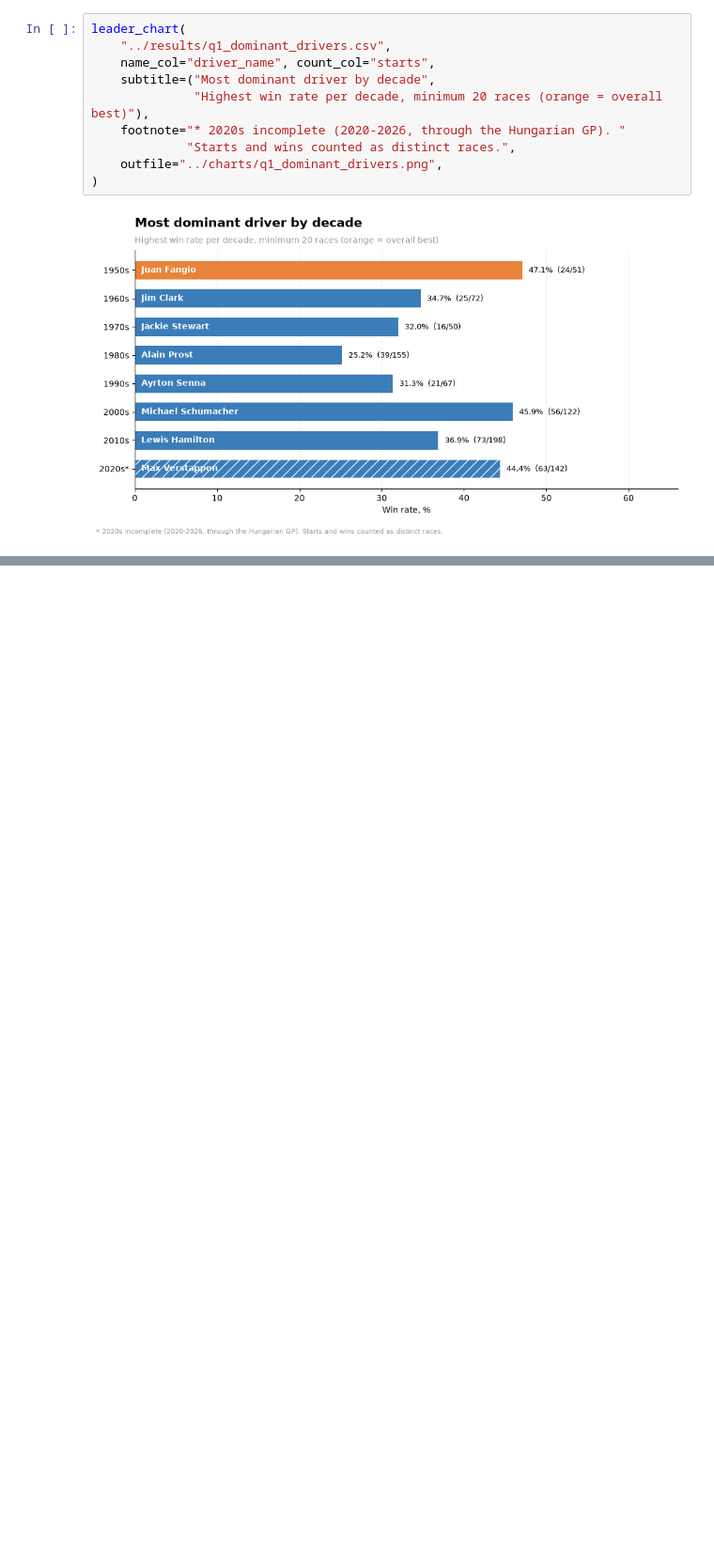
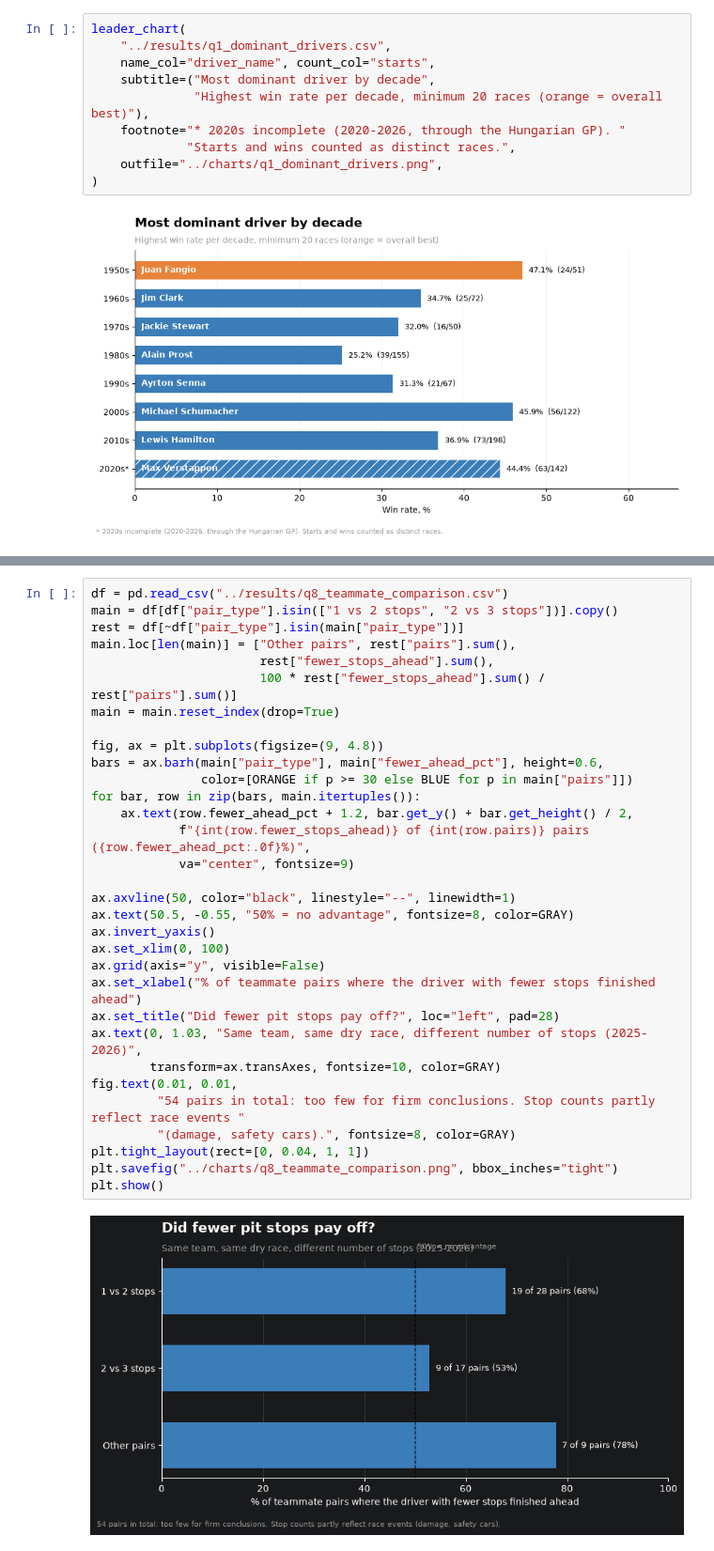
Before and after one commit to luvurgrace/f1-sql-analysis, a Jupyter notebook: notebooks/analysis.ipynb, the cells around one changed output, grey strips where cells are left out. Shown at 94% size. Saved outputs shown, nothing was run; the diff lists cells and outputs as text; blank space fills up the shorter version.

```diff
--- a/notebooks/analysis.ipynb
+++ b/notebooks/analysis.ipynb
@@ -422,0 +423,34 @@ plt.show()
+# %%
+df = pd.read_csv("../results/q8_teammate_comparison.csv")
+main = df[df["pair_type"].isin(["1 vs 2 stops", "2 vs 3 stops"])].copy()
+rest = df[~df["pair_type"].isin(main["pair_type"])]
+main.loc[len(main)] = ["Other pairs", rest["pairs"].sum(),
+                       rest["fewer_stops_ahead"].sum(),
+                       100 * rest["fewer_stops_ahead"].sum() / rest["pairs"].sum()]
+main = main.reset_index(drop=True)
+
+fig, ax = plt.subplots(figsize=(9, 4.8))
+bars = ax.barh(main["pair_type"], main["fewer_ahead_pct"], height=0.6,
+               color=[ORANGE if p >= 30 else BLUE for p in main["pairs"]])
+for bar, row in zip(bars, main.itertuples()):
+    ax.text(row.fewer_ahead_pct + 1.2, bar.get_y() + bar.get_height() / 2,
+            f"{int(row.fewer_stops_ahead)} of {int(row.pairs)} pairs ({row.fewer_ahead_pct:.0f}%)",
+            va="center", fontsize=9)
+
+ax.axvline(50, color="black", linestyle="--", linewidth=1)
+ax.text(50.5, -0.55, "50% = no advantage", fontsize=8, color=GRAY)
+ax.invert_yaxis()
+ax.set_xlim(0, 100)
+ax.grid(axis="y", visible=False)
+ax.set_xlabel("% of teammate pairs where the driver with fewer stops finished ahead")
+ax.set_title("Did fewer pit stops pay off?", loc="left", pad=28)
+ax.text(0, 1.03, "Same team, same dry race, different number of stops (2025-2026)",
+        transform=ax.transAxes, fontsize=10, color=GRAY)
+fig.text(0.01, 0.01,
+         "54 pairs in total: too few for firm conclusions. Stop counts partly reflect race events "
+         "(damage, safety cars).", fontsize=8, color=GRAY)
+plt.tight_layout(rect=[0, 0.04, 1, 1])
+plt.savefig("../charts/q8_teammate_comparison.png", bbox_inches="tight")
+plt.show()
+# %% [output]
+[figure, added]
```
Also changed, not shown: parts of 9 cells of this notebook, 17 other files.
